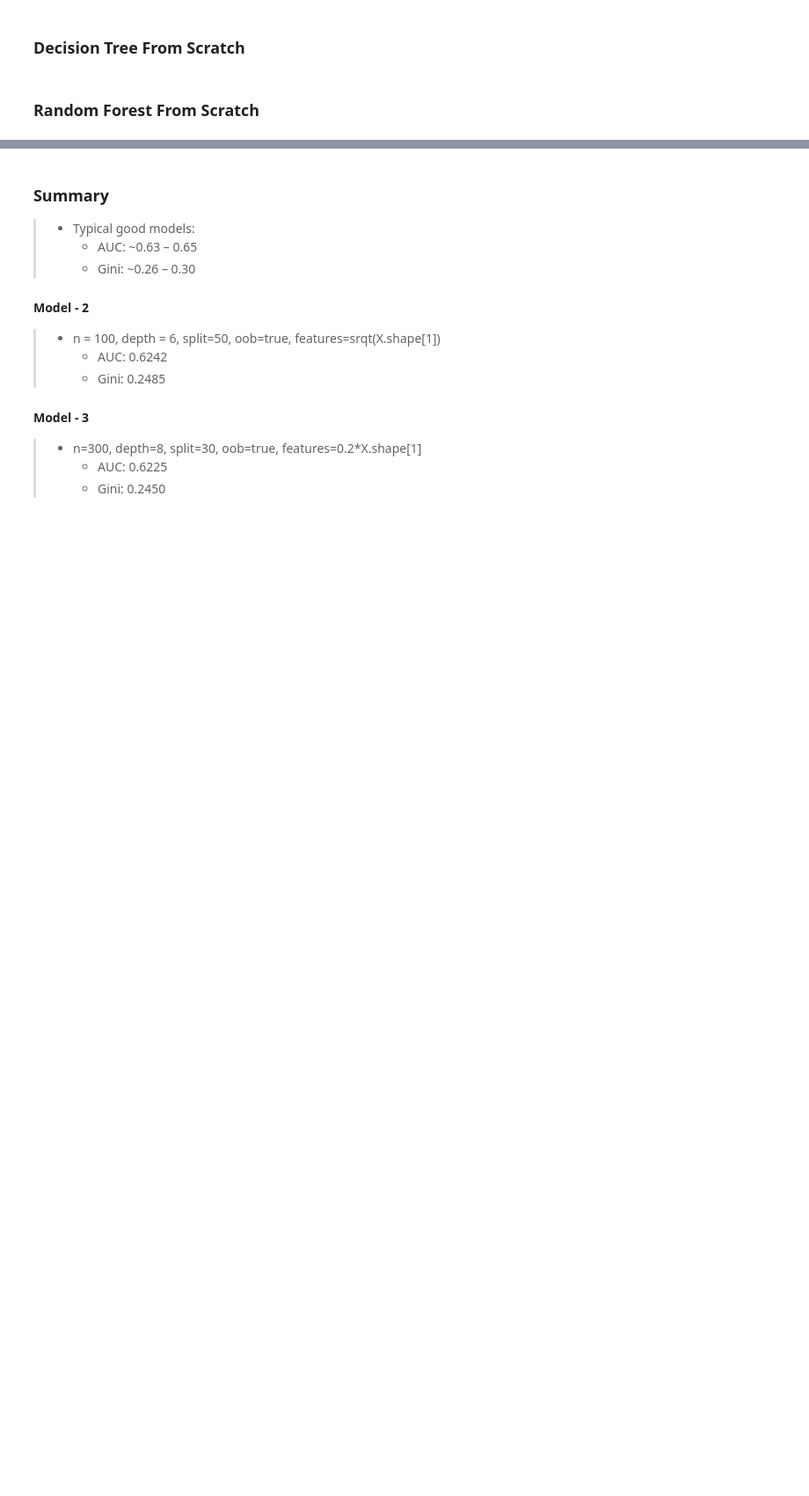
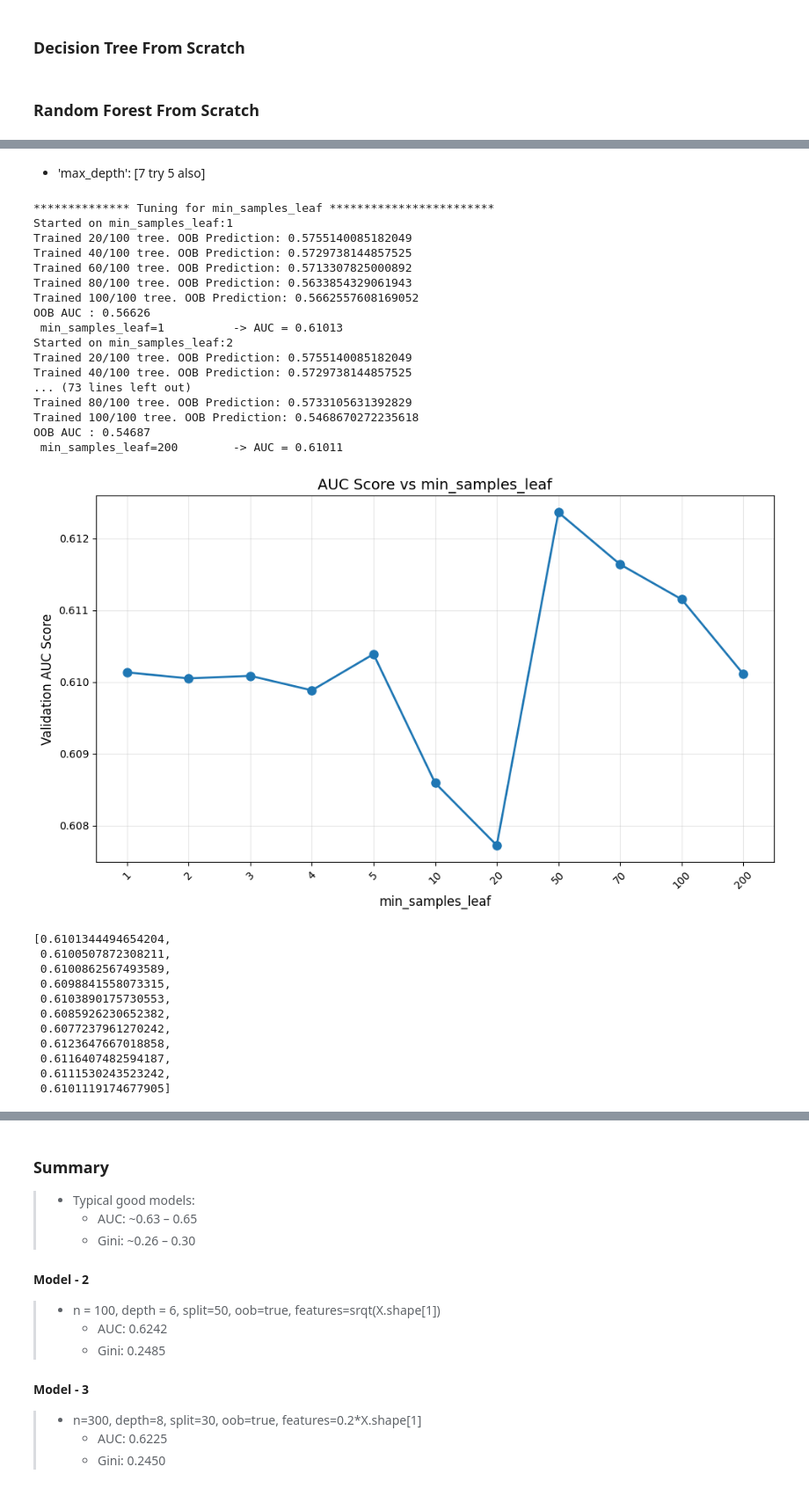
Before and after one commit to adarshanumula7/Insurance_Claim_Predictions, a Jupyter notebook: Models/Randon_Forest.ipynb, the cells around one changed output, grey strips where cells are left out. Shown at 88% size. Saved outputs shown, nothing was run; the diff lists cells and outputs as text; code cells hidden in the pictures; blank space fills up the shorter version.

```diff
--- a/Models/Randon_Forest.ipynb
+++ b/Models/Randon_Forest.ipynb
@@ -652,0 +757,36 @@ Gini Score for Model-3 : 0.24506666729160953
+# %% [markdown]
+- 'max_depth': [7 try 5 also]
+# %%
+print("************** Tuning for min_samples_leaf ************************")
+param_values = [1, 2, 3, 4, 5, 10, 20, 50, 70, 100, 200]
+tune_and_plot('min_samples_leaf', param_values, 'min_samples_leaf')
+# %% [output]
+************** Tuning for min_samples_leaf ************************
+Started on min_samples_leaf:1
+Trained 20/100 tree. OOB Prediction: 0.5755140085182049
+Trained 40/100 tree. OOB Prediction: 0.5729738144857525
+Trained 60/100 tree. OOB Prediction: 0.5713307825000892
+Trained 80/100 tree. OOB Prediction: 0.5633854329061943
+Trained 100/100 tree. OOB Prediction: 0.5662557608169052
+OOB AUC : 0.56626
+ min_samples_leaf=1          -> AUC = 0.61013
+Started on min_samples_leaf:2
+Trained 20/100 tree. OOB Prediction: 0.5755140085182049
+Trained 40/100 tree. OOB Prediction: 0.5729738144857525
+... (73 lines left out)
+Trained 80/100 tree. OOB Prediction: 0.5733105631392829
+Trained 100/100 tree. OOB Prediction: 0.5468670272235618
+OOB AUC : 0.54687
+ min_samples_leaf=200        -> AUC = 0.61011
+[figure, added]
+[0.6101344494654204,
+ 0.6100507872308211,
+ 0.6100862567493589,
+ 0.6098841558073315,
+ 0.6103890175730553,
+ 0.6085926230652382,
+ 0.6077237961270242,
+ 0.6123647667018858,
+ 0.6116407482594187,
+ 0.6111530243523242,
+ 0.6101119174677905]
```
Also changed, not shown: parts of 74 cells of this notebook.
